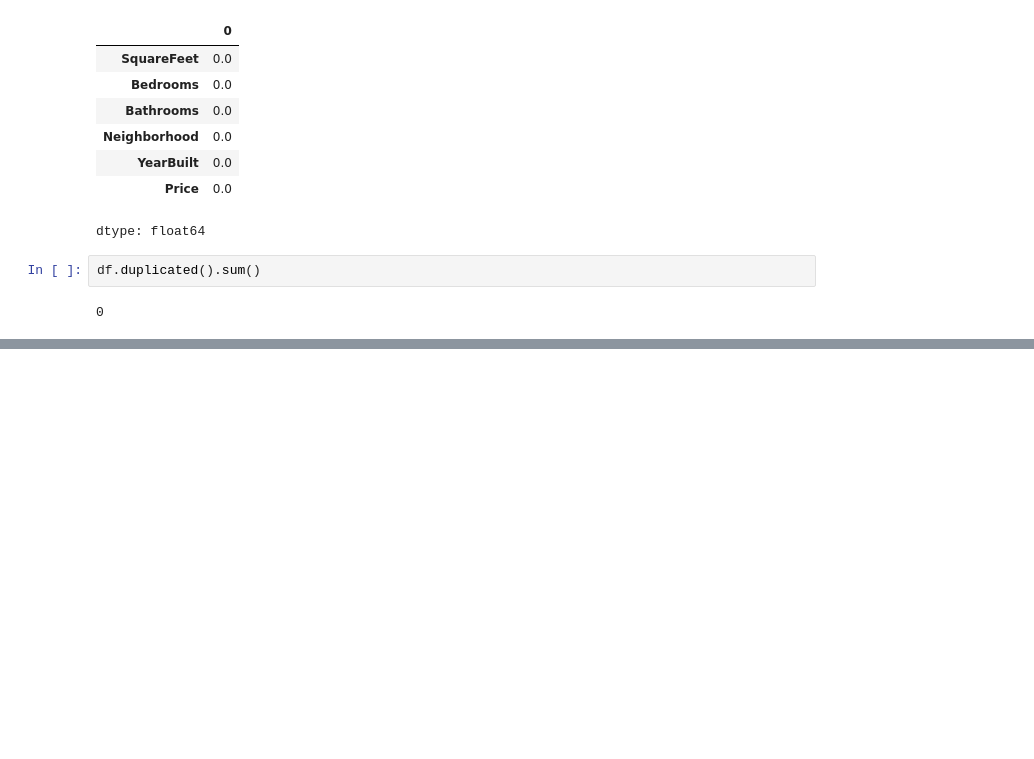
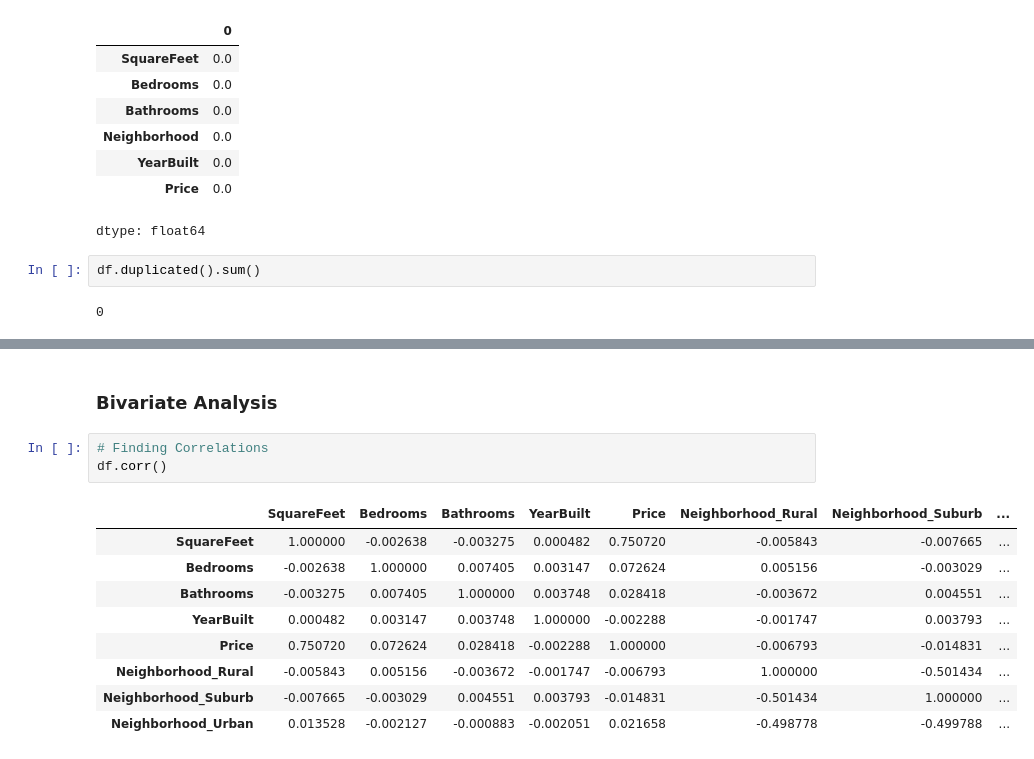
Before and after one commit to saadkhalidabbasi/EDA-Projects, a Jupyter notebook: Housing_Price_Prediction.ipynb, the cells around one changed output, grey strips where cells are left out. Cells and saved outputs as stored; diff of their text form; blank space fills up the shorter version.

```diff
--- a/Housing_Price_Prediction.ipynb
+++ b/Housing_Price_Prediction.ipynb
@@ -105,0 +154,15 @@ df.duplicated().sum()
+# %% [markdown]
+### **Bivariate Analysis**
+# %%
+# Finding Correlations
+df.corr()
+# %% [output]
+|  | SquareFeet | Bedrooms | Bathrooms | YearBuilt | Price | Neighborhood_Rural | Neighborhood_Suburb | ... |
+| SquareFeet | 1.000000 | -0.002638 | -0.003275 | 0.000482 | 0.750720 | -0.005843 | -0.007665 | ... |
+| Bedrooms | -0.002638 | 1.000000 | 0.007405 | 0.003147 | 0.072624 | 0.005156 | -0.003029 | ... |
+| Bathrooms | -0.003275 | 0.007405 | 1.000000 | 0.003748 | 0.028418 | -0.003672 | 0.004551 | ... |
+| YearBuilt | 0.000482 | 0.003147 | 0.003748 | 1.000000 | -0.002288 | -0.001747 | 0.003793 | ... |
+| Price | 0.750720 | 0.072624 | 0.028418 | -0.002288 | 1.000000 | -0.006793 | -0.014831 | ... |
+| Neighborhood_Rural | -0.005843 | 0.005156 | -0.003672 | -0.001747 | -0.006793 | 1.000000 | -0.501434 | ... |
+| Neighborhood_Suburb | -0.007665 | -0.003029 | 0.004551 | 0.003793 | -0.014831 | -0.501434 | 1.000000 | ... |
+| Neighborhood_Urban | 0.013528 | -0.002127 | -0.000883 | -0.002051 | 0.021658 | -0.498778 | -0.499788 | ... |
```
Also changed, not shown: parts of 10 cells of this notebook.
